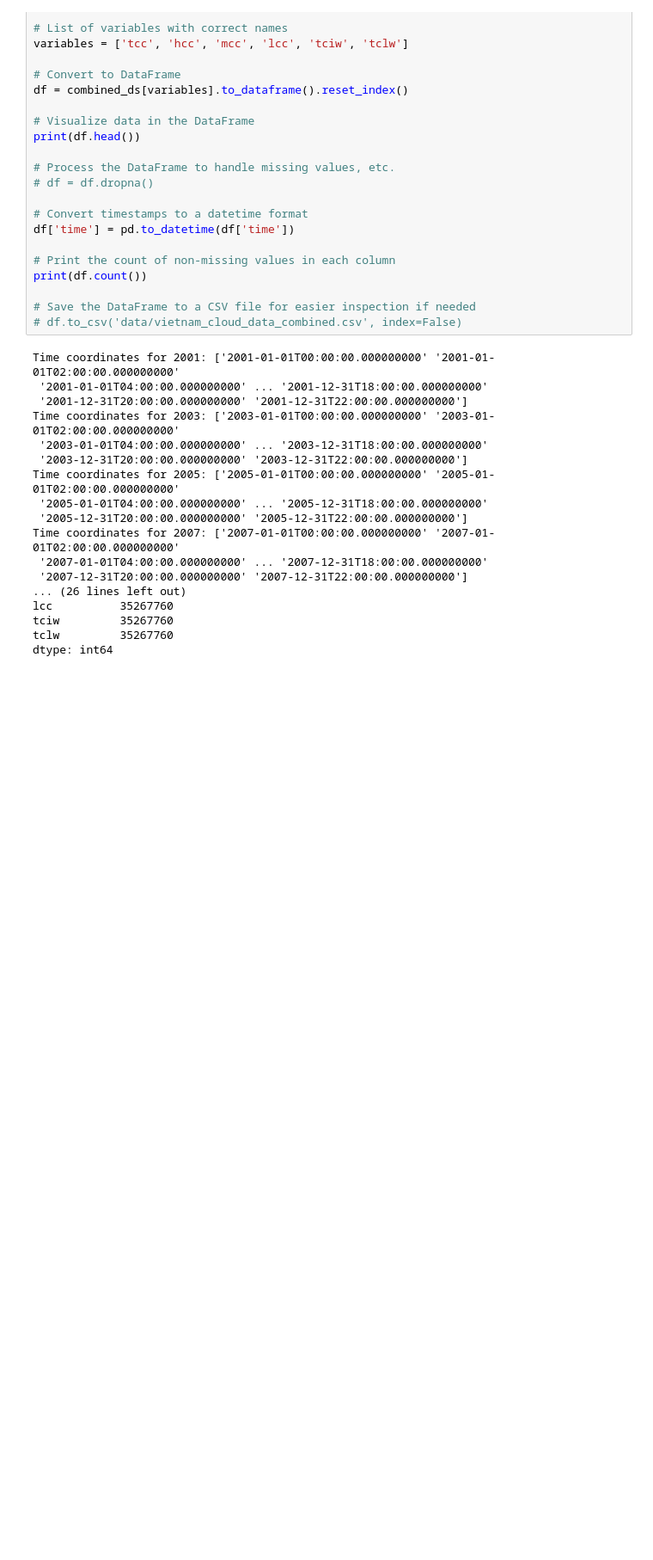
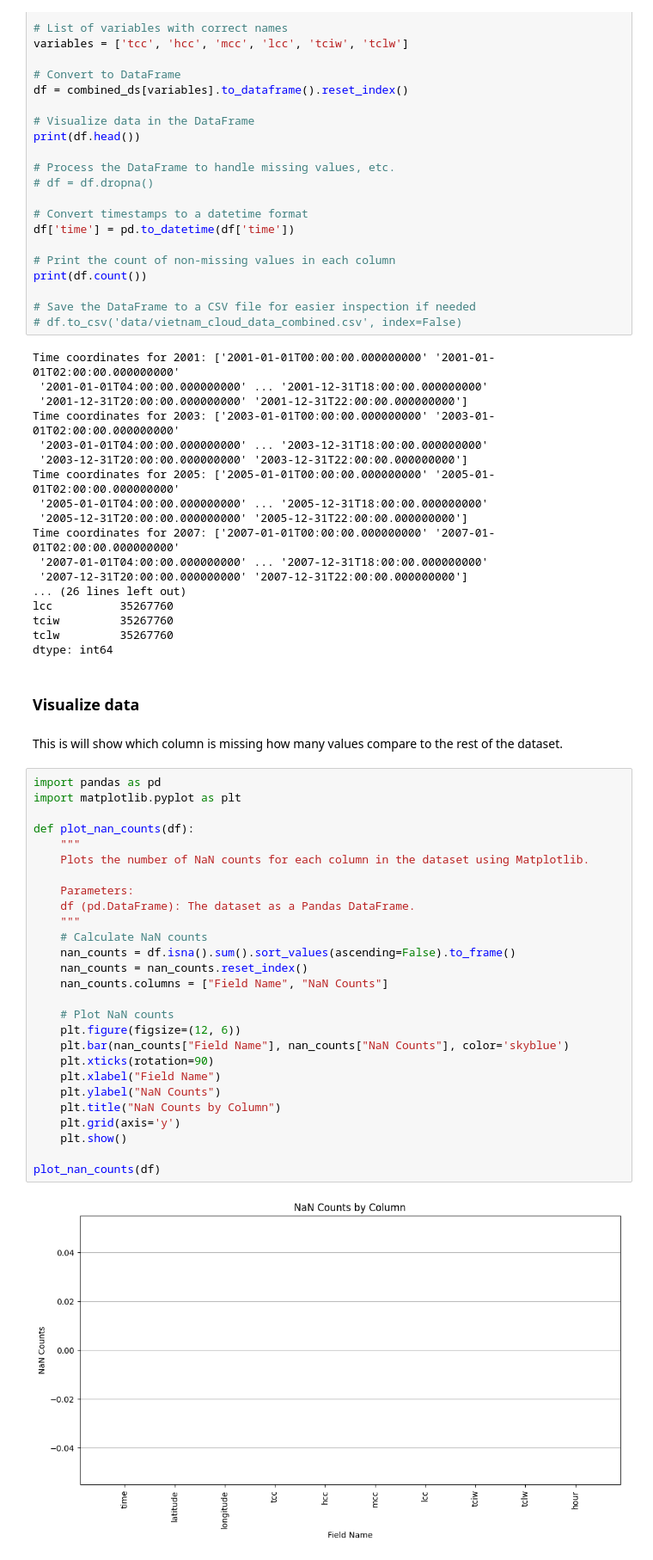
Before and after one commit to anhphan2705/cloud_predictor, a Jupyter notebook: notebooks/data_process.ipynb, the cells around one changed output. Shown at 86% size. Cells and saved outputs as stored; diff of their text form; blank space fills up the shorter version.

Commit message:
added notebook visualizer, utils func cmt

```diff
--- a/notebooks/data_process.ipynb
+++ b/notebooks/data_process.ipynb
@@ -117,3 +119,36 @@ lcc          35267760
 tciw         35267760
 tclw         35267760
 dtype: int64
+# %% [markdown]
+### Visualize data
+# %% [markdown]
+This is will show which column is missing how many values compare to the rest of the dataset.
+# %%
+import pandas as pd
+import matplotlib.pyplot as plt
+
+def plot_nan_counts(df):
+    """
+    Plots the number of NaN counts for each column in the dataset using Matplotlib.
+
+    Parameters:
+    df (pd.DataFrame): The dataset as a Pandas DataFrame.
+    """
+    # Calculate NaN counts
+    nan_counts = df.isna().sum().sort_values(ascending=False).to_frame()
+    nan_counts = nan_counts.reset_index()
+    nan_counts.columns = ["Field Name", "NaN Counts"]
+
+    # Plot NaN counts
+    plt.figure(figsize=(12, 6))
+    plt.bar(nan_counts["Field Name"], nan_counts["NaN Counts"], color='skyblue')
+    plt.xticks(rotation=90)
+    plt.xlabel("Field Name")
+    plt.ylabel("NaN Counts")
+    plt.title("NaN Counts by Column")
+    plt.grid(axis='y')
+    plt.show()
+
+plot_nan_counts(df)
+# %% [output]
+[figure, added]
```
Also changed, not shown: parts of 4 cells of this notebook, 1 other file.
